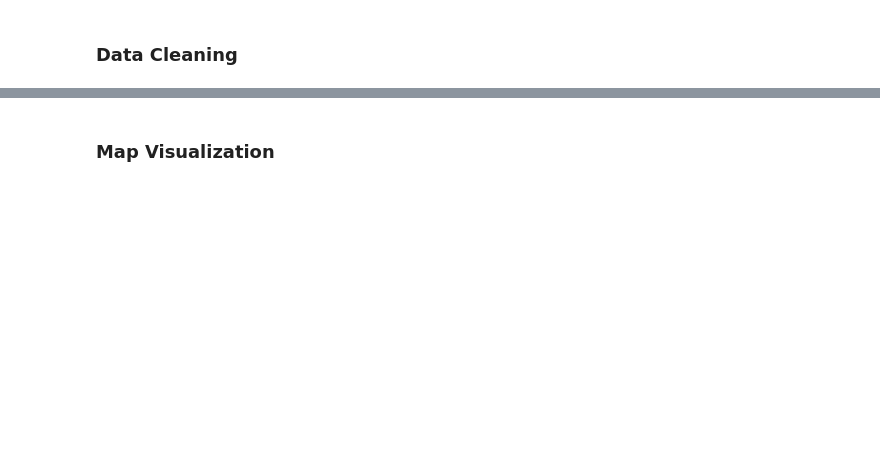
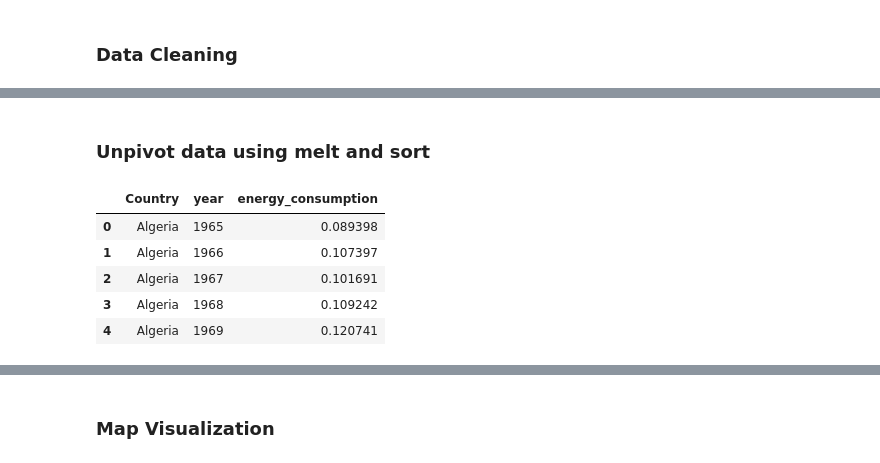
Before and after one commit to Yaq0ub/WorldEnergyData-Analysis, a Jupyter notebook: primaryEnergyConsumption.ipynb, the cells around one changed output, grey strips where cells are left out. Saved outputs shown, nothing was run; the diff lists cells and outputs as text; code cells hidden in the pictures; blank space fills up the shorter version.

```diff
--- a/primaryEnergyConsumption.ipynb
+++ b/primaryEnergyConsumption.ipynb
@@ -69 +69,36 @@ dtype: object
+# %% [markdown]
+### Unpivot data using melt and sort
+# %%
+# Assuming your DataFrame is named df
+df_melted = df.melt(id_vars=['Country'], var_name='year', value_name='energy_consumption')
+
+# Now let's take a look at the first few entries in the melted DataFrame
+df_melted
+
+# Sort data by country
+df_melted = df_melted.sort_values(by=['Country','year'])
+
+# Reset the index
+df_melted = df_melted.reset_index(drop=True)
+
+# Set country name as index
+# df_melted.set_index('country', inplace=True)
+
+# Replace "North Macedonia" with "Macedonia, the former Yugoslav Republic of" in df_codes
+df_melted['Country'] = df_melted['Country'].replace('North Macedonia', 'Macedonia, the former Yugoslav Republic of')
+
+# Replace "China Hong Kong SAR" with "Hong Kong" in df_codes
+df_melted['Country'] = df_melted['Country'].replace('China Hong Kong SAR', 'Hong Kong')
+
+# Replace "US" with "United States" in df_codes
+df_melted['Country'] = df_melted['Country'].replace('US', 'United States')
+
+df_melted.head()
+# %% [output]
+|  | Country | year | energy_consumption |
+| 0 | Algeria | 1965 | 0.089398 |
+| 1 | Algeria | 1966 | 0.107397 |
+| 2 | Algeria | 1967 | 0.101691 |
+| 3 | Algeria | 1968 | 0.109242 |
+| 4 | Algeria | 1969 | 0.120741 |
 # %% [markdown]
```
Also changed, not shown: parts of 4 cells of this notebook.
